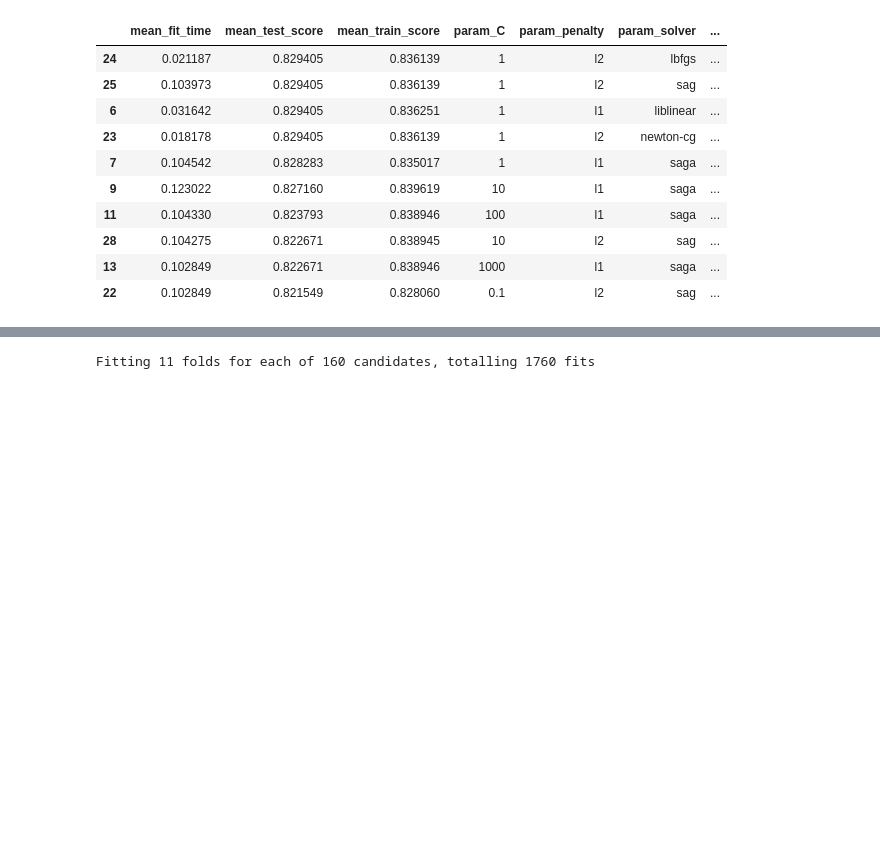
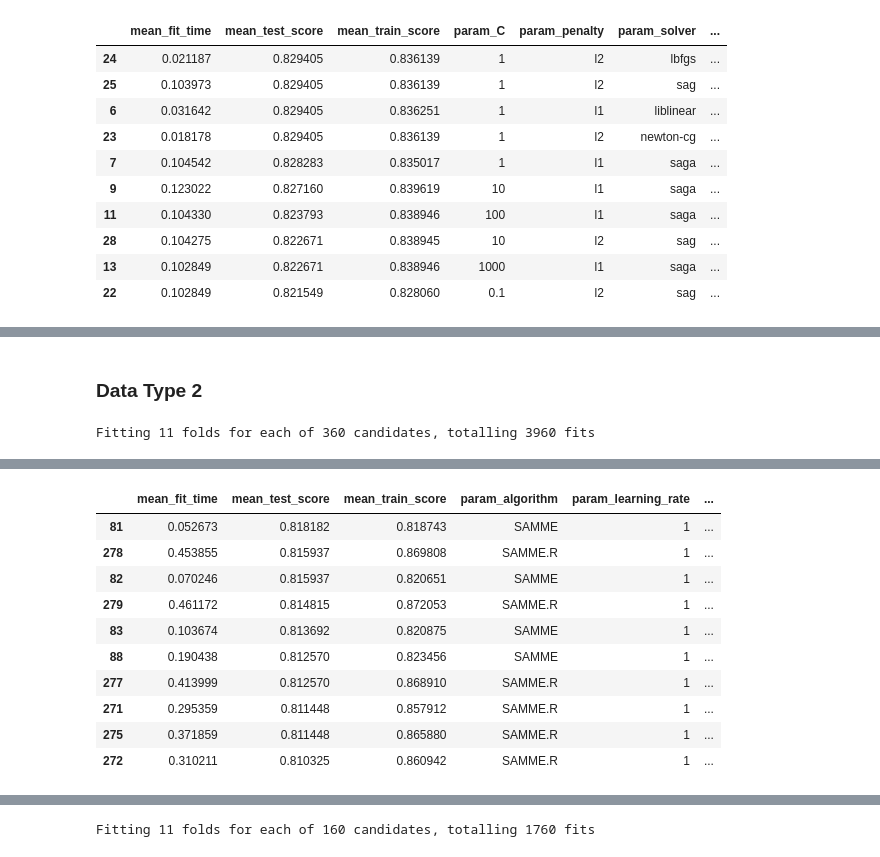
Before and after one commit to romanovzky/Titanic-Kaggle, a Jupyter notebook: Titanic CV model selection.ipynb, the cells around one changed output, grey strips where cells are left out. Cells and saved outputs as stored; diff of their text form; code cells hidden in the pictures; blank space fills up the shorter version.

```diff
--- a/Titanic CV model selection.ipynb
+++ b/Titanic CV model selection.ipynb
@@ -442,0 +495,33 @@ results_df.sort_values('rank_test_score',axis=0).drop(['mean_score_time','params
+# %% [markdown]
+### Data Type 2
+# %%
+X=data_2.drop('Survived',axis=1).as_matrix()
+Y=data_2['Survived'].as_matrix()
+
+classif_ABC = AdaBoostClassifier()
+
+param_grid ={'n_estimators':[10*x for x in range(1,21)],
+             'learning_rate':[10**x for x in range(-4,5)],
+             'algorithm':['SAMME','SAMME.R']}
+gscv=GridSearchCV(classif_ABC,param_grid,scoring='accuracy',cv=cv_k_global,n_jobs=-1,verbose=1)
+gscv.fit(X,Y)
+results_df=pd.DataFrame(gscv.cv_results_)
+
+if(dataset=='new'):
+    results_df.to_csv('./CV_ABC_new_data2.csv')
+if(dataset=='old'):
+    results_df.to_csv('./CV_ABC_data2.csv')
+if(dataset=='deck'):
+    results_df.to_csv('./CV_ABC_deck_data2.csv')
+
+results_df['error']=results_df['std_test_score']/2
+results_df.sort_values('rank_test_score',axis=0).drop(['mean_score_time','params','split0_test_score', 'split0_train_score', 'split10_test_score',
+       'split10_train_score', 'split1_test_score', 'split1_train_score',
+       'split2_test_score', 'split2_train_score', 'split3_test_score',
+       'split3_train_score', 'split4_test_score', 'split4_train_score',
+       'split5_test_score', 'split5_train_score', 'split6_test_score',
+       'split6_train_score', 'split7_test_score', 'split7_train_score',
+       'split8_test_score', 'split8_train_score', 'split9_test_score',
+       'split9_train_score','std_fit_time', 'std_score_time', 'std_train_score'],axis=1).head(10)
+# %% [output]
+Fitting 11 folds for each of 360 candidates, totalling 3960 fits
@@ -442,0 +536,11 @@ results_df.sort_values('rank_test_score',axis=0).drop(['mean_score_time','params
+|  | mean_fit_time | mean_test_score | mean_train_score | param_algorithm | param_learning_rate | ... |
+| 81 | 0.052673 | 0.818182 | 0.818743 | SAMME | 1 | ... |
+| 278 | 0.453855 | 0.815937 | 0.869808 | SAMME.R | 1 | ... |
+| 82 | 0.070246 | 0.815937 | 0.820651 | SAMME | 1 | ... |
+| 279 | 0.461172 | 0.814815 | 0.872053 | SAMME.R | 1 | ... |
+| 83 | 0.103674 | 0.813692 | 0.820875 | SAMME | 1 | ... |
+| 88 | 0.190438 | 0.812570 | 0.823456 | SAMME | 1 | ... |
+| 277 | 0.413999 | 0.812570 | 0.868910 | SAMME.R | 1 | ... |
+| 271 | 0.295359 | 0.811448 | 0.857912 | SAMME.R | 1 | ... |
+| 275 | 0.371859 | 0.811448 | 0.865880 | SAMME.R | 1 | ... |
+| 272 | 0.310211 | 0.810325 | 0.860942 | SAMME.R | 1 | ... |
```
Also changed, not shown: parts of 39 cells of this notebook, 10 other files.
